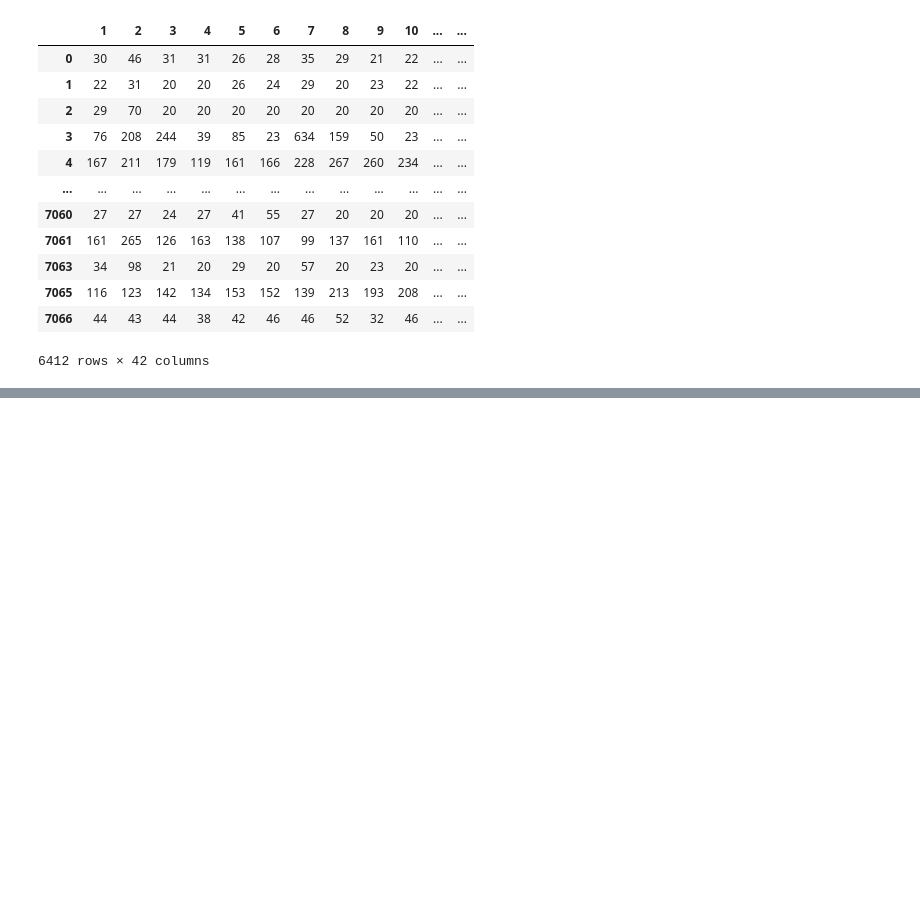
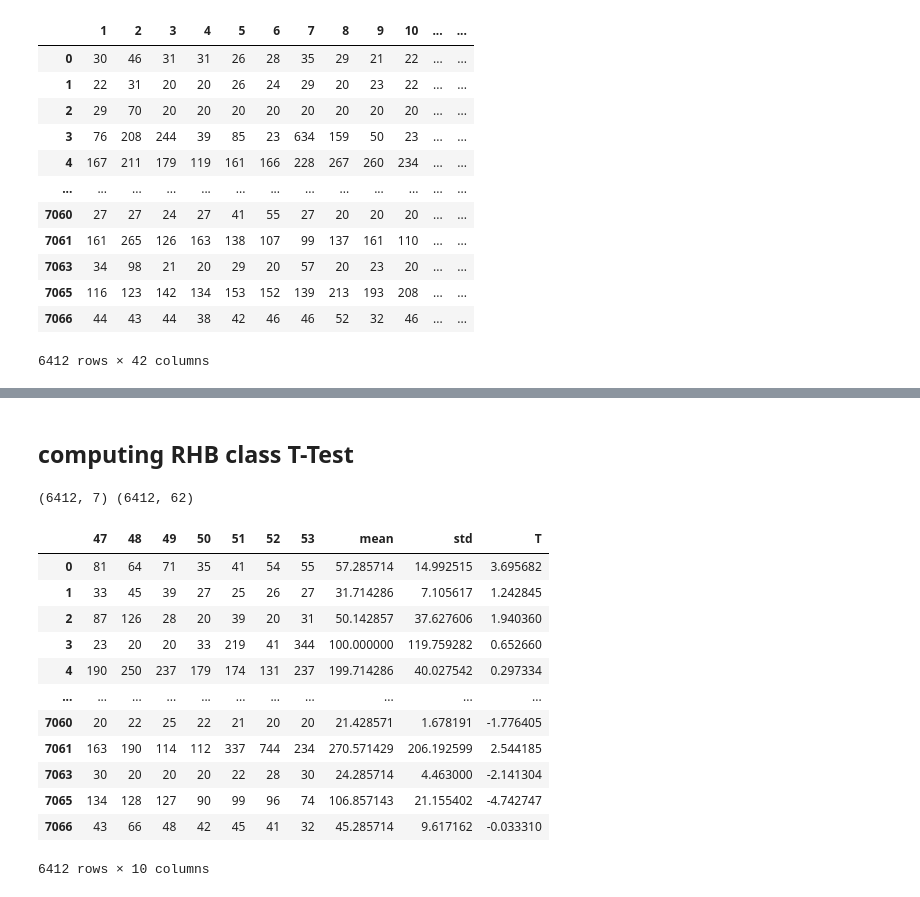
Before and after one commit to minaee/Data-Mining-Project-, a Jupyter notebook: test.ipynb, the cells around one changed output, grey strips where cells are left out. Cells and saved outputs as stored; diff of their text form; code cells hidden in the pictures; blank space fills up the shorter version.

```diff
--- a/test.ipynb
+++ b/test.ipynb
@@ -122,0 +204,47 @@ med
+# %% [markdown]
+## computing RHB class T-Test
+# %%
+import numpy as np
+
+
+rhb = train_data[ train_data.iloc[:, -1] == "RHB" ]
+rhb = rhb.T
+rhb.drop(rhb.index[-1], inplace=True)
+# rhb = rhb.T
+
+rhb_inverse = train_data[ train_data.iloc[:, -1] != "RHB"]
+rhb_inverse = rhb_inverse.T
+rhb_inverse.drop(rhb_inverse.index[-1], inplace=True)
+# rhb_inverse = rhb_inverse.T
+
+print(rhb.shape, rhb_inverse.shape)
+
+rhb["mean"] = rhb.mean(axis=1, skipna=True)
+rhb["std"] = rhb.std(axis=1, skipna=True)
+# print(rhb.head(3))
+
+rhb_inverse["mean"] = rhb_inverse.mean(axis=1, skipna=True)
+rhb_inverse["std"] = rhb_inverse.std(axis=1, skipna=True)
+# print(rhb_inverse.head(3))
+
+nume = rhb.loc[:,'mean'] - rhb_inverse.loc[:,'mean']
+deno = np.sqrt( rhb.loc[:,'std'].pow(2)/39  + rhb_inverse.loc[:,'std'].pow(2)/30)
+
+rhb.loc[:, 'T'] = nume / deno
+
+rhb
+# %% [output]
+(6412, 7) (6412, 62)
+|  | 47 | 48 | 49 | 50 | 51 | 52 | 53 | mean | std | T |
+| 0 | 81 | 64 | 71 | 35 | 41 | 54 | 55 | 57.285714 | 14.992515 | 3.695682 |
+| 1 | 33 | 45 | 39 | 27 | 25 | 26 | 27 | 31.714286 | 7.105617 | 1.242845 |
+| 2 | 87 | 126 | 28 | 20 | 39 | 20 | 31 | 50.142857 | 37.627606 | 1.940360 |
+| 3 | 23 | 20 | 20 | 33 | 219 | 41 | 344 | 100.000000 | 119.759282 | 0.652660 |
+| 4 | 190 | 250 | 237 | 179 | 174 | 131 | 237 | 199.714286 | 40.027542 | 0.297334 |
+| ... | ... | ... | ... | ... | ... | ... | ... | ... | ... | ... |
+| 7060 | 20 | 22 | 25 | 22 | 21 | 20 | 20 | 21.428571 | 1.678191 | -1.776405 |
+| 7061 | 163 | 190 | 114 | 112 | 337 | 744 | 234 | 270.571429 | 206.192599 | 2.544185 |
+| 7063 | 30 | 20 | 20 | 20 | 22 | 28 | 30 | 24.285714 | 4.463000 | -2.141304 |
+| 7065 | 134 | 128 | 127 | 90 | 99 | 96 | 74 | 106.857143 | 21.155402 | -4.742747 |
+| 7066 | 43 | 66 | 48 | 42 | 45 | 41 | 32 | 45.285714 | 9.617162 | -0.033310 |
+6412 rows × 10 columns
```
Also changed, not shown: parts of 9 cells of this notebook.
